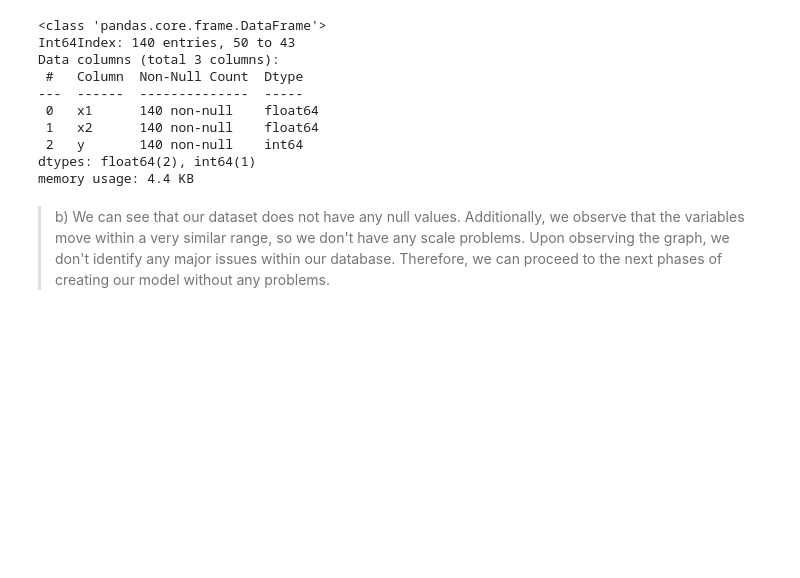
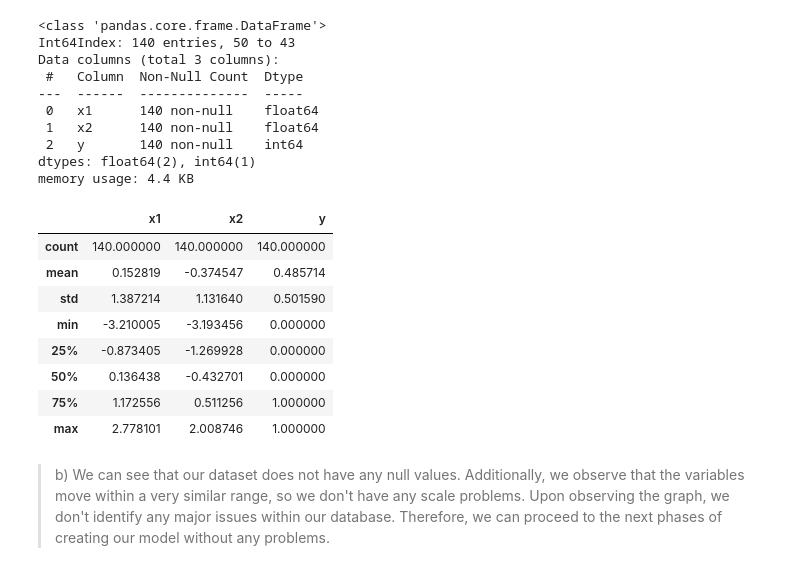
Before and after one commit to BarbaraPFloresRios/IDS705_PrinciplesOfMachineLearning, a Jupyter notebook: Assignment_3_SupervisedLearning_ModelTrainingAndEvaluation/Assignment_3.ipynb, the cells around one changed output. Cells and saved outputs as stored; diff of their text form; code cells hidden in the pictures; blank space fills up the shorter version.

```diff
--- a/Assignment_3_SupervisedLearning_ModelTrainingAndEvaluation/Assignment_3.ipynb
+++ b/Assignment_3_SupervisedLearning_ModelTrainingAndEvaluation/Assignment_3.ipynb
@@ -109,6 +109,18 @@ Data columns (total 3 columns):
  2   y       140 non-null    int64
 dtypes: float64(2), int64(1)
 memory usage: 4.4 KB
+# %%
+train_data.describe()
+# %% [output]
+|  | x1 | x2 | y |
+| count | 140.000000 | 140.000000 | 140.000000 |
+| mean | 0.152819 | -0.374547 | 0.485714 |
+| std | 1.387214 | 1.131640 | 0.501590 |
+| min | -3.210005 | -3.193456 | 0.000000 |
+| 25% | -0.873405 | -1.269928 | 0.000000 |
+| 50% | 0.136438 | -0.432701 | 0.000000 |
+| 75% | 1.172556 | 0.511256 | 1.000000 |
+| max | 2.778101 | 2.008746 | 1.000000 |
 # %% [markdown]
 >b) We can see that our dataset does not have any null values. Additionally, we observe that the variables move within a very similar range, so we don't have any scale problems. Upon observing the graph, we don't identify any major issues within our database. Therefore, we can proceed to the next phases of creating our model without any problems.
 # %% [markdown]
```
Also changed, not shown: parts of 3 cells of this notebook.
